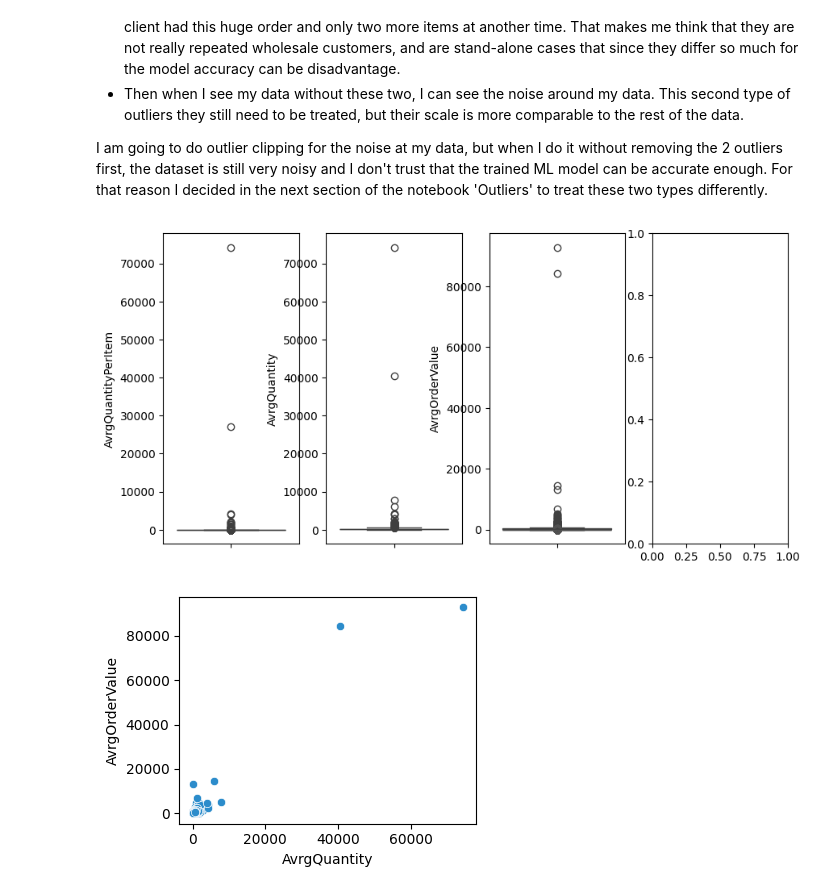
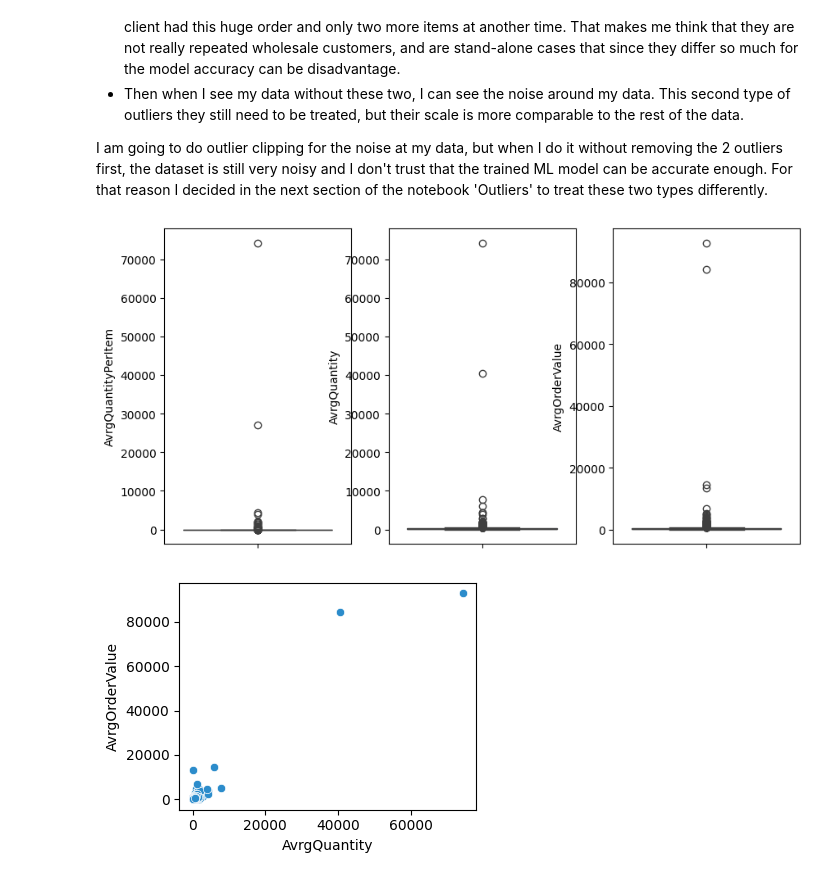
Before and after one commit to dimitsagk/ClientClustering_InventoryForecast, a Jupyter notebook: notebooks/03_ClientClustering_ML-notebook.ipynb, the cells around one changed output. Saved outputs shown, nothing was run; the diff lists cells and outputs as text; code cells hidden in the pictures.

```diff
--- a/notebooks/03_ClientClustering_ML-notebook.ipynb
+++ b/notebooks/03_ClientClustering_ML-notebook.ipynb
@@ -89,19 +87,6 @@ def feat_eng(df):
 
     cust = pd.merge(cust, avrg_val, how='left', on='CustomerID')
 
-    # average of the days between orders for each client
-    # the clients that have only ordered onlywill get as an average the total days of this dataset
-    # in the future: for the clients that have only ordered once: I can use inferential statistics
-    # meaning I can leave them blank, and thendo the clusters, and by their order predict how often I think they will order
-    # cause they might ordered once, but maybe they became new clients on the last day of the dataset
-    df_ordered = df.sort_values(by=['CustomerID','InvoiceNo'])
-    # Calculate the difference in days
-    df_ordered['DaysSinceLastOrder'] = df_ordered.groupby('CustomerID')['InvoiceDate'].diff().dt.days
-    freq = df_ordered.groupby('CustomerID')['DaysSinceLastOrder'].mean().round(2).reset_index()
-    freq['DaysSinceLastOrder'] = freq['DaysSinceLastOrder'].fillna((df.InvoiceDate.max() - df.InvoiceDate.min()).days)
-    freq.rename(columns={'DaysSinceLastOrder':'AvrgDaysBetweenOrders'}, inplace=True)
-
-    cust = pd.merge(cust, freq, how='left', on='CustomerID')
 
     # Setting CustomerID as index
     cust.set_index('CustomerID', inplace=True)
@@ -130,16 +155,15 @@ There is an important decision to be made. I see that I have two types of outlie
 I am going to do outlier clipping for the noise at my data, but when I do it without removing the 2 outliers first, the dataset is still very noisy and I don't trust that the trained ML model can be accurate enough.
 For that reason I decided in the next section of the notebook 'Outliers' to treat these two types differently.
 # %%
-fig, ax = plt.subplots(nrows=1, ncols=4, figsize=(10, 5))
+fig, ax = plt.subplots(nrows=1, ncols=3, figsize=(10, 5))
 
 sns.boxplot(data=cust['AvrgQuantityPerItem'], ax=ax[0])
 sns.boxplot(data=cust['AvrgQuantity'], ax=ax[1])
 sns.boxplot(data=cust['AvrgOrderValue'], ax=ax[2])
-sns.boxplot(data=cust['AvrgDaysBetweenOrders'], ax=ax[2])
 
 plt.show()
 # %% [output]
-[figure, old version]
+[figure, new version]
 # %%
 plt.figure(figsize=(4, 3))
 sns.scatterplot(data=cust, x='AvrgQuantity', y='AvrgOrderValue', color='#2C8CCB')
```
Also changed, not shown: parts of 42 cells of this notebook.
